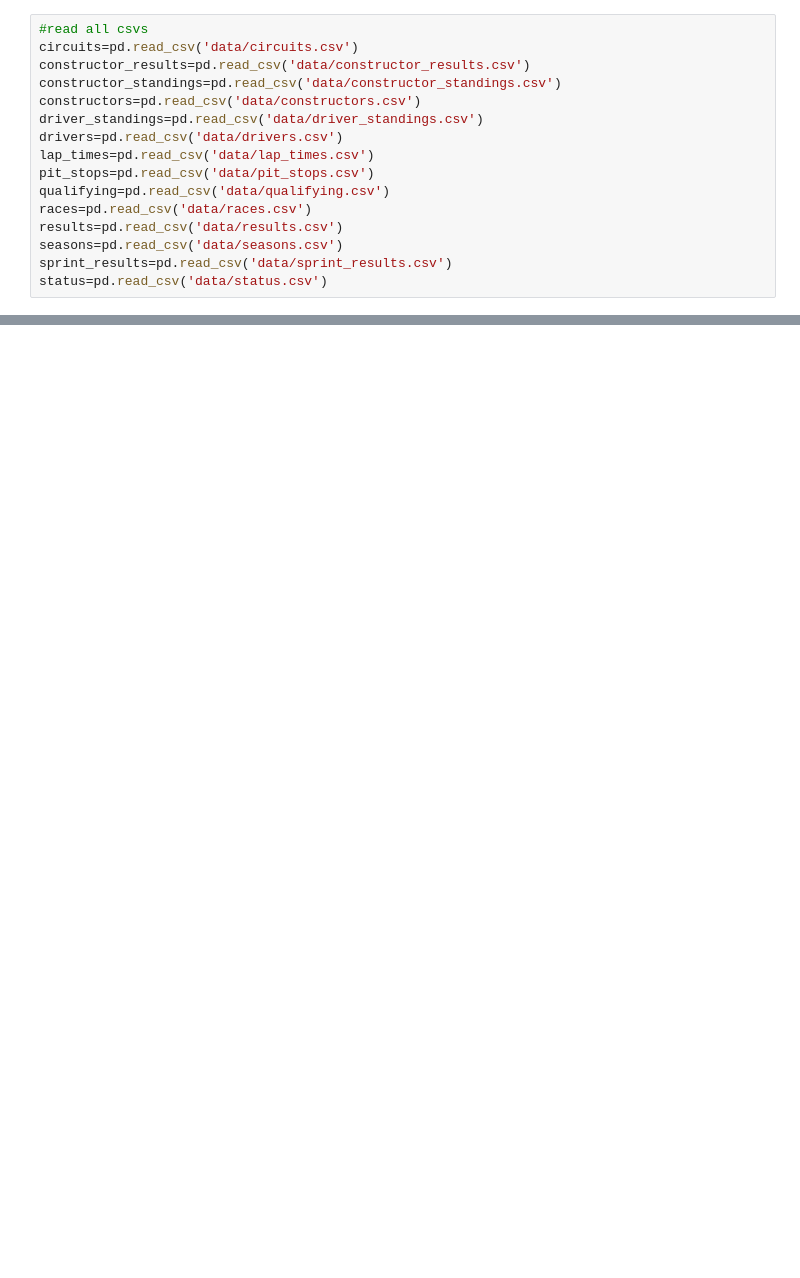
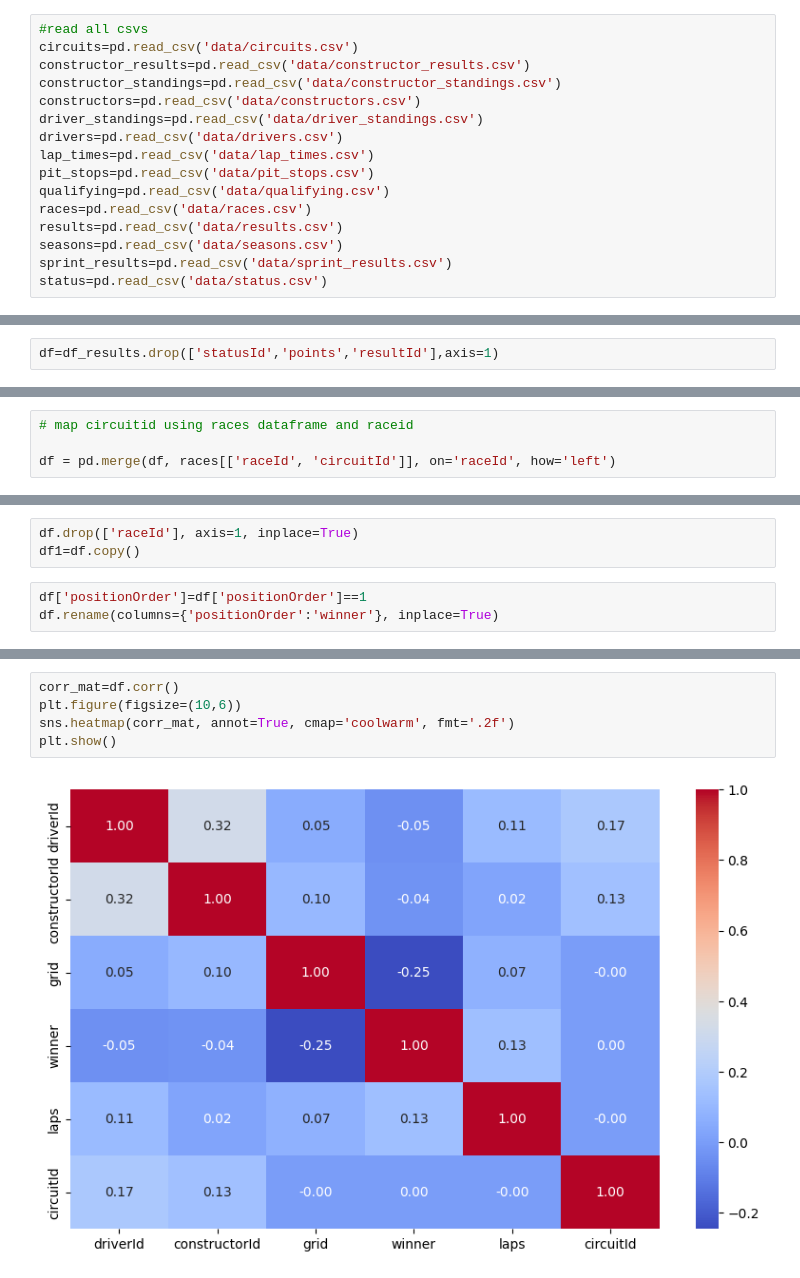
Before and after one commit to aroraomansh/F1-Prediction, a Jupyter notebook: eda.ipynb, the cells around one changed output, grey strips where cells are left out. Drawn from its saved outputs; the diff is of its cells as text; blank space fills up the shorter version.

```diff
--- a/eda.ipynb
+++ b/eda.ipynb
@@ -38,0 +396,2 @@ circuits.head()
+# %%
+df=df_results.drop(['statusId','points','resultId'],axis=1)
@@ -38,0 +418,4 @@ circuits.head()
+# %%
+# map circuitid using races dataframe and raceid
+
+df = pd.merge(df, races[['raceId', 'circuitId']], on='raceId', how='left')
@@ -38,0 +431,6 @@ circuits.head()
+# %%
+df.drop(['raceId'], axis=1, inplace=True)
+df1=df.copy()
+# %%
+df['positionOrder']=df['positionOrder']==1
+df.rename(columns={'positionOrder':'winner'}, inplace=True)
@@ -38,0 +448,7 @@ circuits.head()
+# %%
+corr_mat=df.corr()
+plt.figure(figsize=(10,6))
+sns.heatmap(corr_mat, annot=True, cmap='coolwarm', fmt='.2f')
+plt.show()
+# %% [output]
+[figure, added]
```
Also changed, not shown: parts of 44 cells of this notebook, 9 other files.
